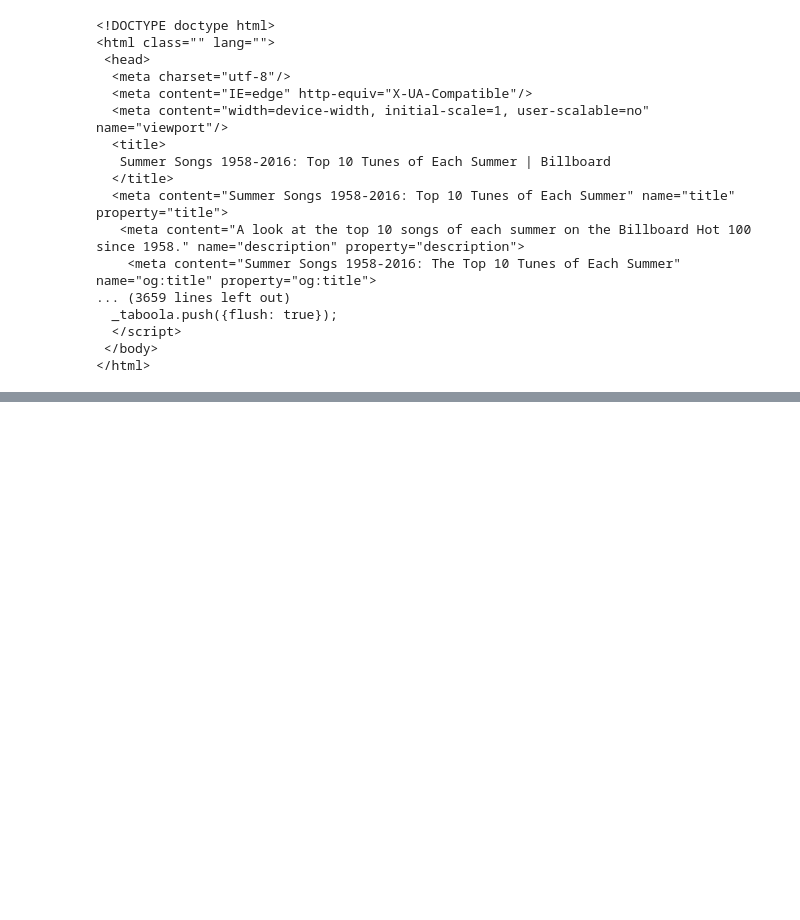
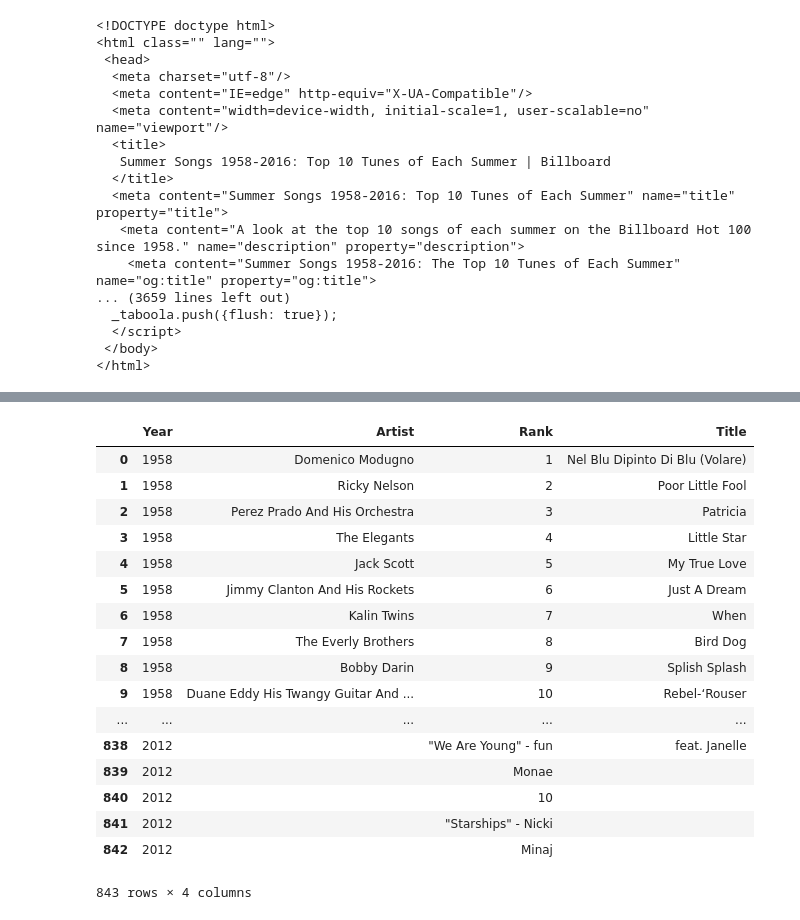
Before and after one commit to Polymere/ADA_Group, a Jupyter notebook: project/notebooks/Parsing_test.ipynb, the cells around one changed output, grey strips where cells are left out. Saved outputs shown, nothing was run; the diff lists cells and outputs as text; code cells hidden in the pictures; blank space fills up the shorter version.

```diff
--- a/project/notebooks/Parsing_test.ipynb
+++ b/project/notebooks/Parsing_test.ipynb
@@ -61,0 +76,36 @@ def extract_data(soup):
+# %%
+i=0
+n=soup.br
+df=pd.DataFrame()
+sYear=pd.Series()
+sTitle=pd.Series()
+sArtist=pd.Series()
+sRank=pd.Series()
+lyear=[]
+ltitle=[]
+lrank=[]
+lartist=[]
+temp_df=pd.DataFrame()
+year=1958
+while i<10000:
+
+    m=n.next
+    na=m.name
+    try:
+        na.isalnum
+    except:
+        if m.isdigit():
+            year=m
+            print('Year', m,'\n')
+            if m=='2013':
+                print('End')
+                i=10000;
+        else:
+            print(m)
+            lyear.append(year)
+            rank, artist,title=partition_title(m)
+            lrank.append(rank)
+            lartist.append(artist)
+            ltitle.append(title)
+    n=m
+    i=i+1
@@ -61,0 +130,26 @@ def extract_data(soup):
+# %%
+df['Year']=lyear
+df['Artist']=lartist
+df['Rank']=lrank
+df['Title']=ltitle
+# %%
+df
+# %% [output]
+|  | Year | Artist | Rank | Title |
+| 0 | 1958 | Domenico Modugno | 1 | Nel Blu Dipinto Di Blu (Volare) |
+| 1 | 1958 | Ricky Nelson | 2 | Poor Little Fool |
+| 2 | 1958 | Perez Prado And His Orchestra | 3 | Patricia |
+| 3 | 1958 | The Elegants | 4 | Little Star |
+| 4 | 1958 | Jack Scott | 5 | My True Love |
+| 5 | 1958 | Jimmy Clanton And His Rockets | 6 | Just A Dream |
+| 6 | 1958 | Kalin Twins | 7 | When |
+| 7 | 1958 | The Everly Brothers | 8 | Bird Dog |
+| 8 | 1958 | Bobby Darin | 9 | Splish Splash |
+| 9 | 1958 | Duane Eddy His Twangy Guitar And ... | 10 | Rebel-‘Rouser |
+| ... | ... | ... | ... | ... |
+| 838 | 2012 |  | "We Are Young" - fun | feat. Janelle |
+| 839 | 2012 |  | Monae |  |
+| 840 | 2012 |  | 10 |  |
+| 841 | 2012 |  | "Starships" - Nicki |  |
+| 842 | 2012 |  | Minaj |  |
+843 rows × 4 columns
```
Also changed, not shown: parts of 9 cells of this notebook, 8 other files.
